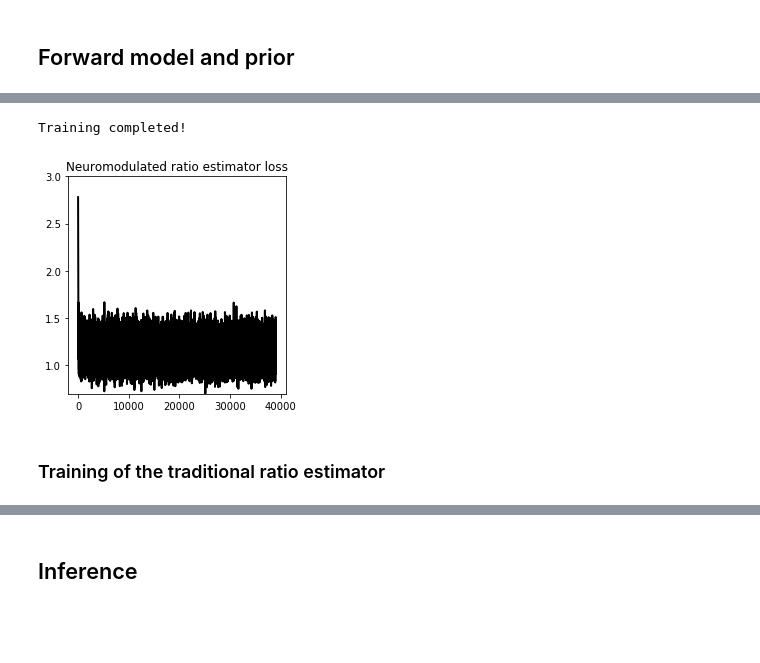
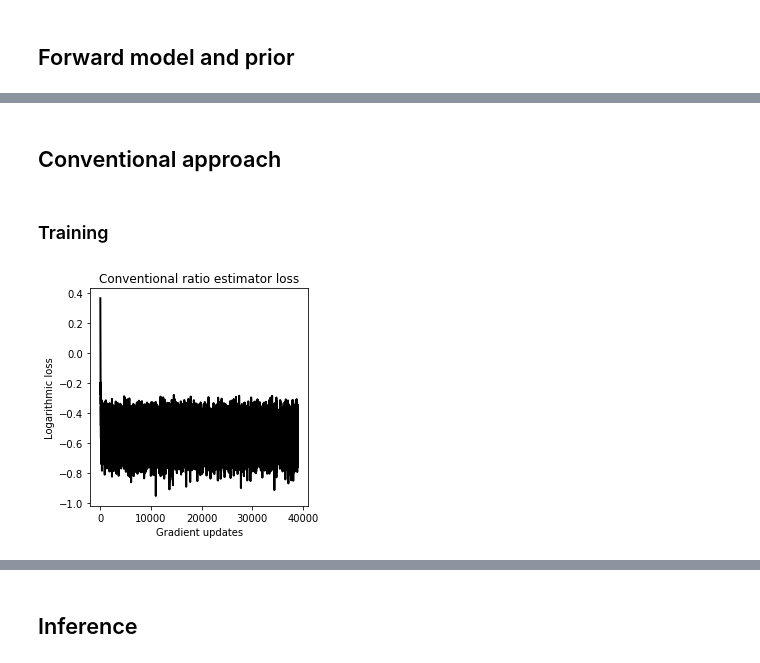
Before and after one commit to montefiore-institute/hypothesis, a Jupyter notebook: examples/neuromodulation/neuromodulated_ratio_estimator.ipynb, the cells around one changed output, grey strips where cells are left out. Saved outputs shown, nothing was run; the diff lists cells and outputs as text; code cells hidden in the pictures; blank space fills up the shorter version.

```diff
--- a/examples/neuromodulation/neuromodulated_ratio_estimator.ipynb
+++ b/examples/neuromodulation/neuromodulated_ratio_estimator.ipynb
@@ -18,0 +21,5 @@ def simulate(inputs):
+# %%
+batch_size = 256
+dataset_size = 1000000
+epochs = 10
+layers = (32, 32, 32)
@@ -75,11 +41,0 @@ class ModulatedRatioEstimator(BaseConditionalRatioEstimator):
-# %%
-from hypothesis.nn.conditional_ratio_estimator import ConditionalRatioEstimatorCriterion as Criterion
-from hypothesis.util.data import SimulatorDataset
-from torch.utils.data import DataLoader
-
-layers = (128, 128, 128)
-dataset_size = 1000000
-batch_size = 256
-epochs = 10
-
-dataset = SimulatorDataset(simulate, prior, size=dataset_size)
@@ -88,34 +79,38 @@ dataset = SimulatorDataset(simulate, prior, size=dataset_size)
+# %% [markdown]
+## Conventional approach
+# %% [markdown]
+### Training
 # %%
-modulated_ratio_estimator = ModulatedRatioEstimator(layers=layers)
-modulated_ratio_estimator = modulated_ratio_estimator.to(hypothesis.accelerator)
-modulated_ratio_estimator.train()
-criterion = Criterion(modulated_ratio_estimator, batch_size).to(hypothesis.accelerator)
-optimizer = torch.optim.Adam(modulated_ratio_estimator.parameters(), amsgrad=True)
+from hypothesis.nn.amortized_ratio_estimation import LikelihoodToEvidenceRatioEstimatorMLP as ConventionalRatioEstimator
+
+dataset = SimulatorDataset(simulate, prior, size=dataset_size)
+conventional_ratio_estimator = ConventionalRatioEstimator(shape_inputs=(1,), shape_outputs=(1,), layers=layers)
+conventional_ratio_estimator = conventional_ratio_estimator.to(hypothesis.accelerator)
+conventional_ratio_estimator.train()
+criterion = Criterion(conventional_ratio_estimator, batch_size).to(hypothesis.accelerator)
+optimizer = torch.optim.Adam(conventional_ratio_estimator.parameters(), amsgrad=True)
+
 losses = []
 for epoch in range(epochs):
     data_loader = DataLoader(dataset, num_workers=4, shuffle=True, batch_size=batch_size, drop_last=True)
     for inputs, outputs in data_loader:
         inputs = inputs.to(hypothesis.accelerator).view(-1, 1)
         outputs = outputs.to(hypothesis.accelerator).view(-1, 1)
-        loss = criterion(inputs, outputs)
+        loss = criterion(inputs=inputs, outputs=outputs)
         optimizer.zero_grad()
         loss.backward()
         losses.append(loss.item())
         optimizer.step()
-modulated_ratio_estimator = modulated_ratio_estimator.cpu()
-modulated_ratio_estimator.eval()
 
-print("Training completed!")
+conventional_ratio_estimator = conventional_ratio_estimator.cpu()
+conventional_ratio_estimator.eval()
+
+losses = np.log(np.array(losses))
+plt.title("Conventional ratio estimator loss")
+plt.xlabel("Gradient updates")
+plt.ylabel("Logarithmic loss")
+plt.plot(range(len(losses)), losses, lw=2, color="black")
+make_square(plt.gca())
+plt.show()
 # %% [output]
-Training completed!
+[figure, added]
-# %%
-losses = np.array(losses)
-plt.title("Neuromodulated ratio estimator loss")
-plt.plot(range(len(losses)), losses, lw=2, color="black")
-plt.ylim([0.7, 3])
-make_square(plt.gca())
-plt.show()
-# %% [output]
-[figure, removed]
-# %% [markdown]
-### Training of the traditional ratio estimator
```
Also changed, not shown: parts of 19 cells of this notebook, 42 other files.
